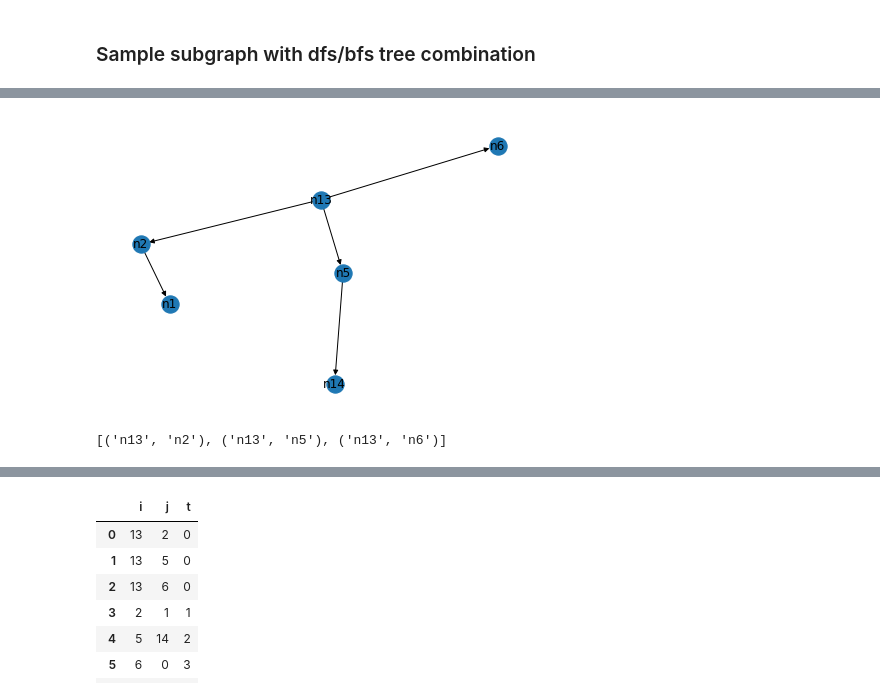
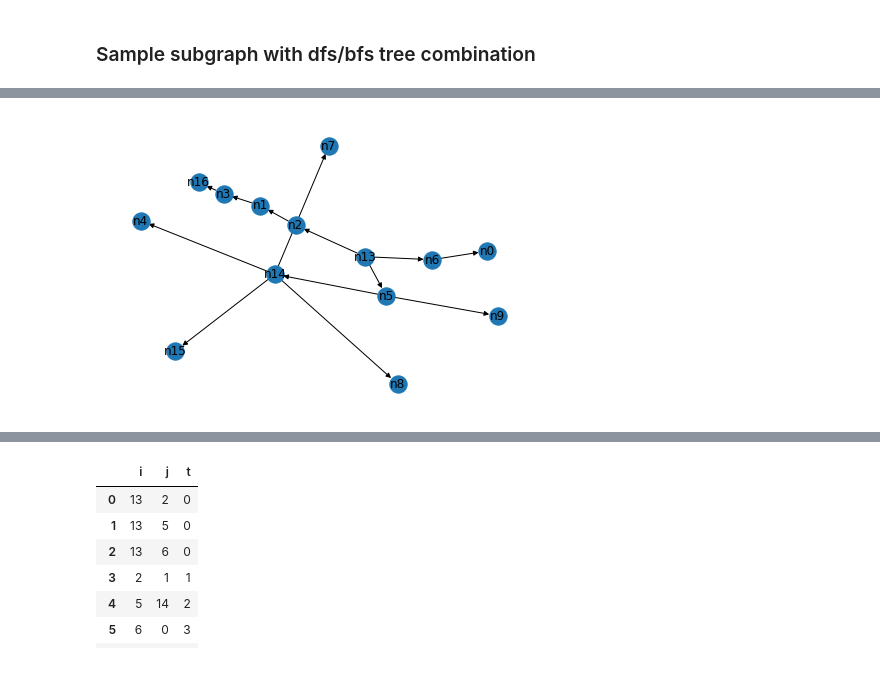
Before and after one commit to hpi-sam/Spatio-Temporal-Graphs, a Jupyter notebook: src/anomalies.ipynb, the cells around one changed output, grey strips where cells are left out. Cells and saved outputs as stored; diff of their text form; code cells hidden in the pictures.

Commit message:
Add continuous timestep generation for the temporal aspect, refactor anomaly detection and temporal subgraph generation

```diff
--- a/src/anomalies.ipynb
+++ b/src/anomalies.ipynb
@@ -160,31 +53,2 @@ Next node
 # %% [markdown]
 ### Sample subgraph with dfs/bfs tree combination
-# %%
-def sample_subgraph(super_graph, start_node: str, bfs_prob=0.5, max_nodes=None, random_seed=42) -> nx.DiGraph():
-    np.random.seed(random_seed)
-    G=nx.DiGraph()
-    G.add_node(start_node)
-    nodes_to_visit = [start_node]
-    if max_nodes is None:
-        max_nodes = len(super_graph.nodes())
-    assert max_nodes>0, 'enter positive max_nodes'
-    for node in nodes_to_visit:
-        potential_next_nodes = []
-        potential_next_nodes = [n for n in list(super_graph.neighbors(node)) if not n in nodes_to_visit]
-        if len(potential_next_nodes) > 0:
-            if np.random.choice([0, 1], p=[1-bfs_prob, bfs_prob]):
-                # bfs way
-                next_nodes = potential_next_nodes
-            else:
-                # dfs way
-                next_nodes = [potential_next_nodes[np.random.choice(len(potential_next_nodes))]]
-
-            num_nodes_to_add = np.minimum(max_nodes-len(G.nodes()), len(next_nodes))
-            next_nodes = next_nodes[:num_nodes_to_add]
-            nodes_to_visit += next_nodes
-            for next_node in next_nodes:
-                G.add_node(next_node)
-                G.add_edge(node, next_node)
-        if len(G.nodes())>=max_nodes:
-            return G
-    return G
@@ -191,9 +63,5 @@ def sample_subgraph(super_graph, start_node: str, bfs_prob=0.5, max_nodes=None,
 # %%
-subgraph = sample_subgraph(graph, frontend_node[0], bfs_prob=0.5, max_nodes=6, random_seed=111)
+subgraph = sample_subgraph(graph, frontend_node[0], bfs_prob=0.5, random_seed=111)
 nx.draw(subgraph, with_labels=True)
 # %% [output]
-[figure, old version]
+[figure, new version]
-# %%
-list(subgraph.edges('n13'))
-# %% [output]
-[('n13', 'n2'), ('n13', 'n5'), ('n13', 'n6')]
```
Also changed, not shown: parts of 17 cells of this notebook, 2 other files.
